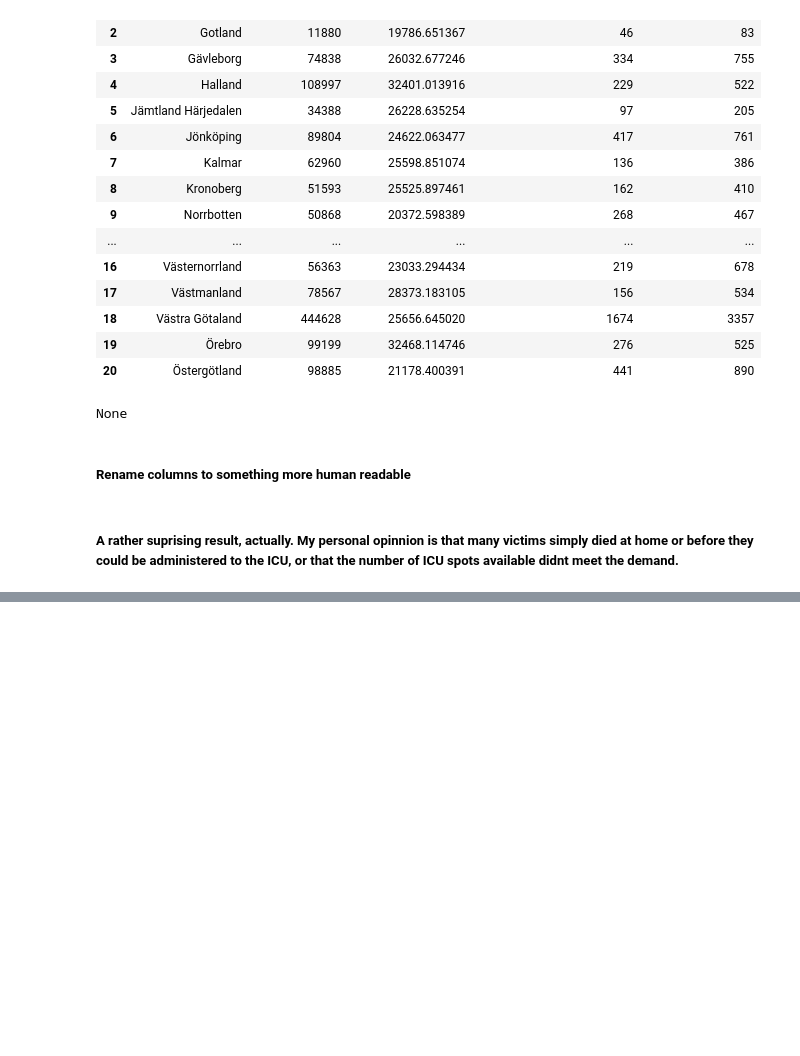
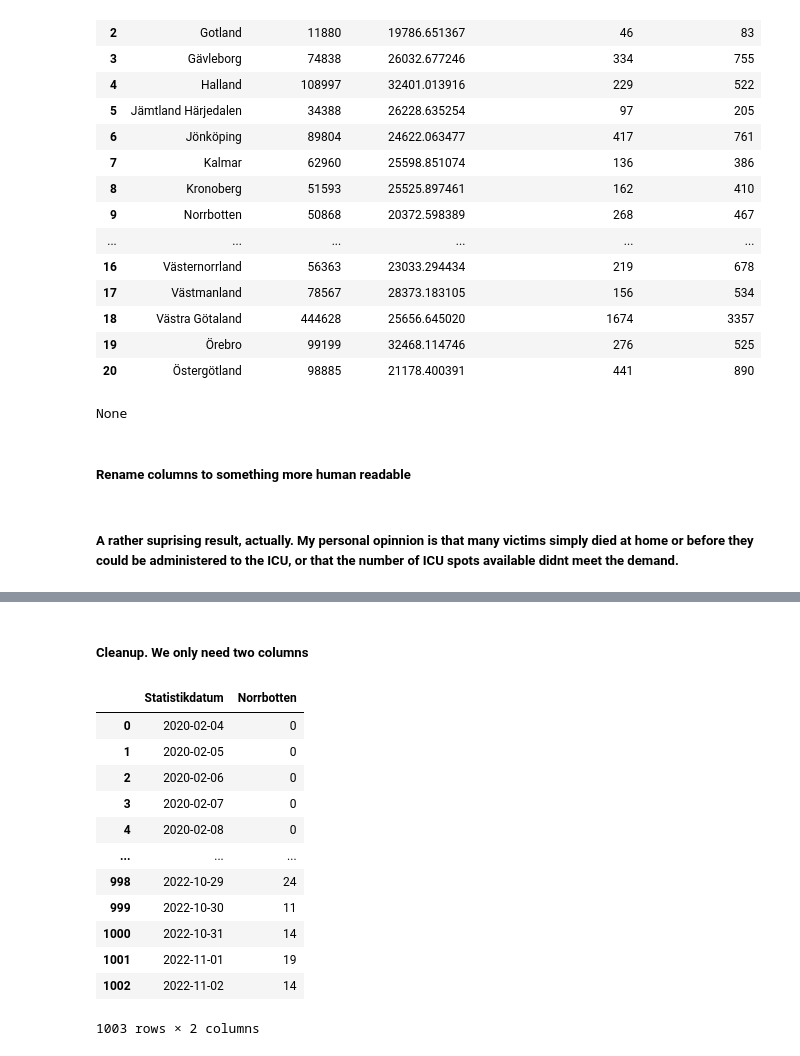
Before and after one commit to Kevy69/Databehandling-Kevin, a Jupyter notebook: Labs/Lab 1/Testing.ipynb, the cells around one changed output, grey strips where cells are left out. Cells and saved outputs as stored; diff of their text form; code cells hidden in the pictures; blank space fills up the shorter version.

```diff
--- a/Labs/Lab 1/Testing.ipynb
+++ b/Labs/Lab 1/Testing.ipynb
@@ -654,0 +701,19 @@ fig.write_html("Visualiseringar/KPI3.html")
+# %% [markdown]
+##### Cleanup. We only need two columns
+# %%
+covid19_num_cases_day = covid19_num_cases_day[['Statistikdatum', 'Norrbotten']]
+covid19_num_cases_day
+# %% [output]
+|  | Statistikdatum | Norrbotten |
+| 0 | 2020-02-04 | 0 |
+| 1 | 2020-02-05 | 0 |
+| 2 | 2020-02-06 | 0 |
+| 3 | 2020-02-07 | 0 |
+| 4 | 2020-02-08 | 0 |
+| ... | ... | ... |
+| 998 | 2022-10-29 | 24 |
+| 999 | 2022-10-30 | 11 |
+| 1000 | 2022-10-31 | 14 |
+| 1001 | 2022-11-01 | 19 |
+| 1002 | 2022-11-02 | 14 |
+1003 rows × 2 columns
```
Also changed, not shown: parts of 7 cells of this notebook, 8 other files.
